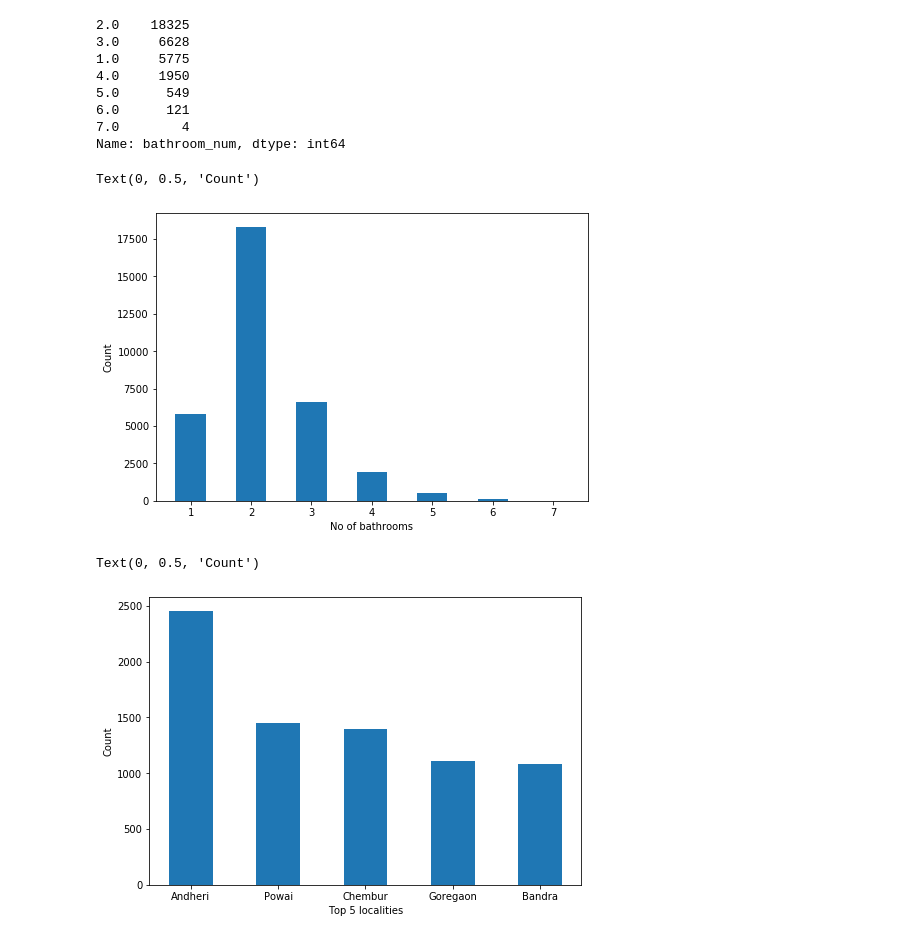
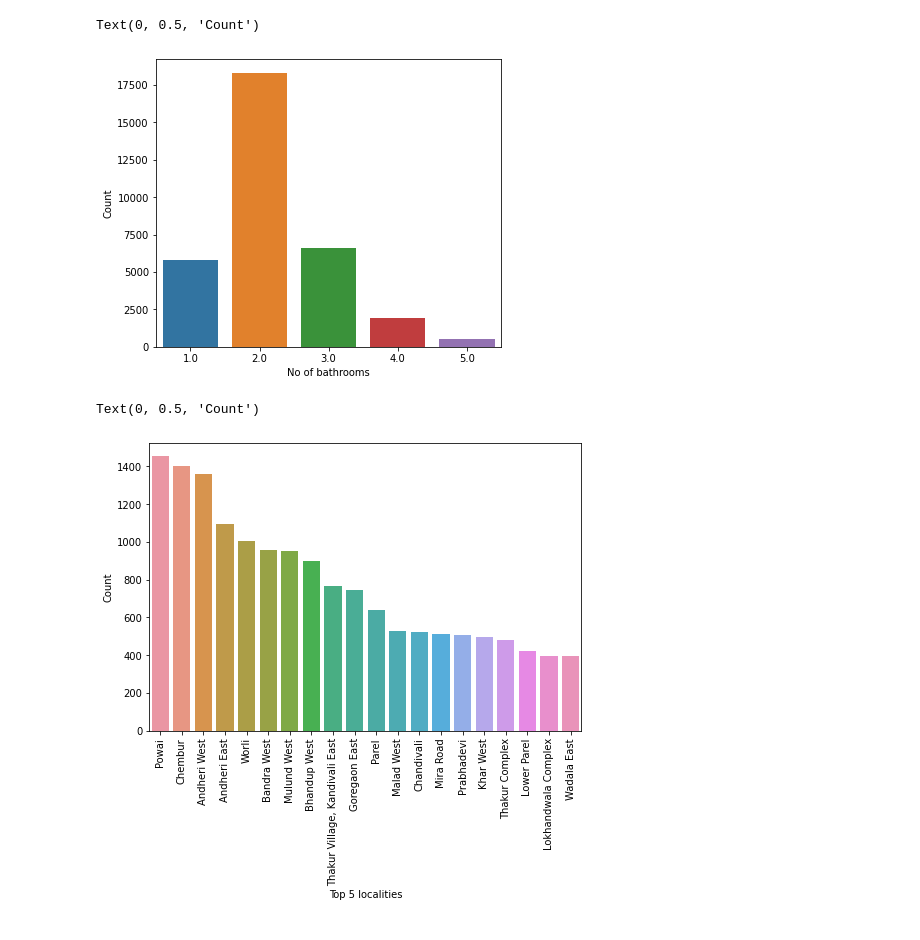
Before and after one commit to Rahul-Khairnar/Real_Estate_Rent_Prediction, a Jupyter notebook: Exploratory_data_analysis.ipynb, the cells around one changed output. Saved outputs shown, nothing was run; the diff lists cells and outputs as text; code cells hidden in the pictures.

```diff
--- a/Exploratory_data_analysis.ipynb
+++ b/Exploratory_data_analysis.ipynb
@@ -29,34 +39,26 @@ Text(0, 0.5, 'Count')
 # %%
-bathrooms = df["bathroom_num"].value_counts()[:7]
-print(bathrooms)
+bathrooms = df["bathroom_num"].value_counts()[:5]
 fig = plt.figure()
-ax = fig.add_axes([0,0,1,1])
+ax = fig.add_axes([0,0,0.8,1])
 bathroom_count = bathrooms.index
 freq = bathrooms
-ax.bar(bathroom_count,freq,0.5)
+sns.barplot(x = bathroom_count,y = freq)
 plt.xlabel("No of bathrooms")
 plt.ylabel("Count")
 # %% [output]
-2.0    18325
-3.0     6628
-1.0     5775
-4.0     1950
-5.0      549
-6.0      121
-7.0        4
-Name: bathroom_num, dtype: int64
+Text(0, 0.5, 'Count')
-Text(0, 0.5, 'Count')
-[figure, old version]
+[figure, new version]
 # %%
-localities = df["locality"].value_counts()[:5]
+localities = df["locality"].value_counts()[:20]
 fig = plt.figure()
 ax = fig.add_axes([0,0,1,1])
 local = localities.index
 freq = localities
-ax.bar(local,freq,0.5)
+chart = sns.barplot(x = local,y = freq)
+chart.set_xticklabels(chart.get_xticklabels(), rotation = 90)
 plt.xlabel("Top 5 localities")
 plt.ylabel("Count")
 # %% [output]
 Text(0, 0.5, 'Count')
-[figure, old version]
+[figure, new version]
 # %%
```
Also changed, not shown: parts of 7 cells of this notebook.
